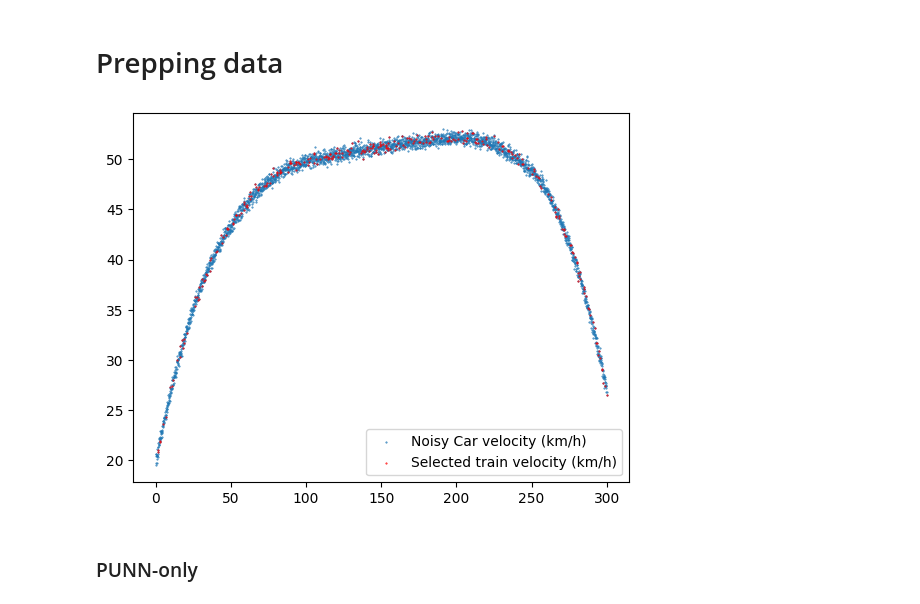
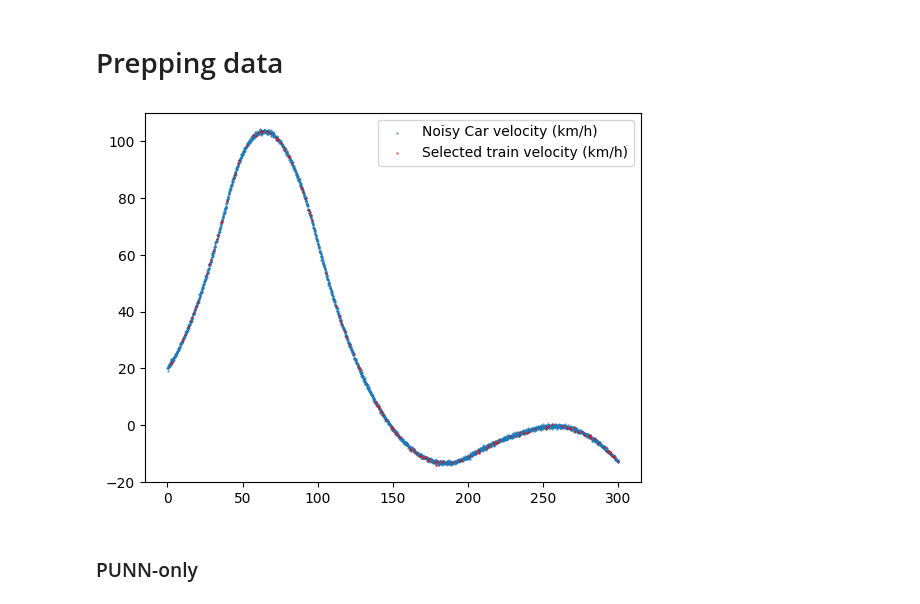
Before and after one commit to ZeArteaga/PINN-control-platooning, a Jupyter notebook: PINN.ipynb, the cells around one changed output. Cells and saved outputs as stored; diff of their text form; code cells hidden in the pictures.

Commit message:
Changed collocation points. Some tweaks but still clueless on the PINN training instability

```diff
--- a/PINN.ipynb
+++ b/PINN.ipynb
@@ -84,8 +84,9 @@ t_end = 300
 dt = 0.1
 t = np.arange(0, t_end+dt, dt)
 
+#DEFINE U
 t_samp = np.array([0, 40, 100, 200, 250, t_end]) #time check points
-u_samp = np.array([0.5, 0.4, 0.35, 0.35, 0.3, 0.1]) * m # traction force (input from engine)
+u_samp = np.array([0.5, 1, -0.2, 0.35, 0.3, 0.1]) * m # traction force (input from engine)
 u = interp1d(t_samp, u_samp, kind='linear') #quadratic interpolation -> no drivetrain limitation for now
 
 #generate data:
@@ -180,30 +181,30 @@ def loss_plot(history, n_epochs):
 # Prepping data
 # %%
 # prepping the data
-train_ratio = .1
+train_ratio = .05
 X_train, X_test, t_train, t_test = train_test_split(X_noise, t, train_size=train_ratio, random_state=31)
 #print(X_train.shape) #only 10% of measurements (sparse dataset)
 
 #Visualize training data provided to model:
 mask = np.isin(t, t_train)
 X_mask = X_noise.copy()
 X_mask[~mask] = np.nan
 plt.scatter(t, X_noise[:, 1] * 3.6, label="Noisy Car velocity (km/h)", s=.2)
 plt.scatter(t, X_mask[:, 1] * 3.6, label="Selected train velocity (km/h)", s=.2, color="red")
 plt.legend()
 plt.show()
 
 #Normalize data -> normal probably is a good dist
 # if we dont do this, position contributes more to the loss, due to the sheer inbalance of scale
 X_train_norm, mean_X_train, std_X_train = z_normalize(X_train)
 X_test_norm, _, _ = z_normalize(X_test)
 X_true_norm, _, _= z_normalize(X_true)
 # feature normalization -> make sure
 t_train_norm = t_train/t_end
 t_test_norm = t_test/t_end
 t_norm = t/t_end
 # %% [output]
-[figure, old version]
+[figure, new version]
 # %% [markdown]
 ### PUNN-only
 # %%
```
Also changed, not shown: parts of 6 cells of this notebook, 1 other file.
